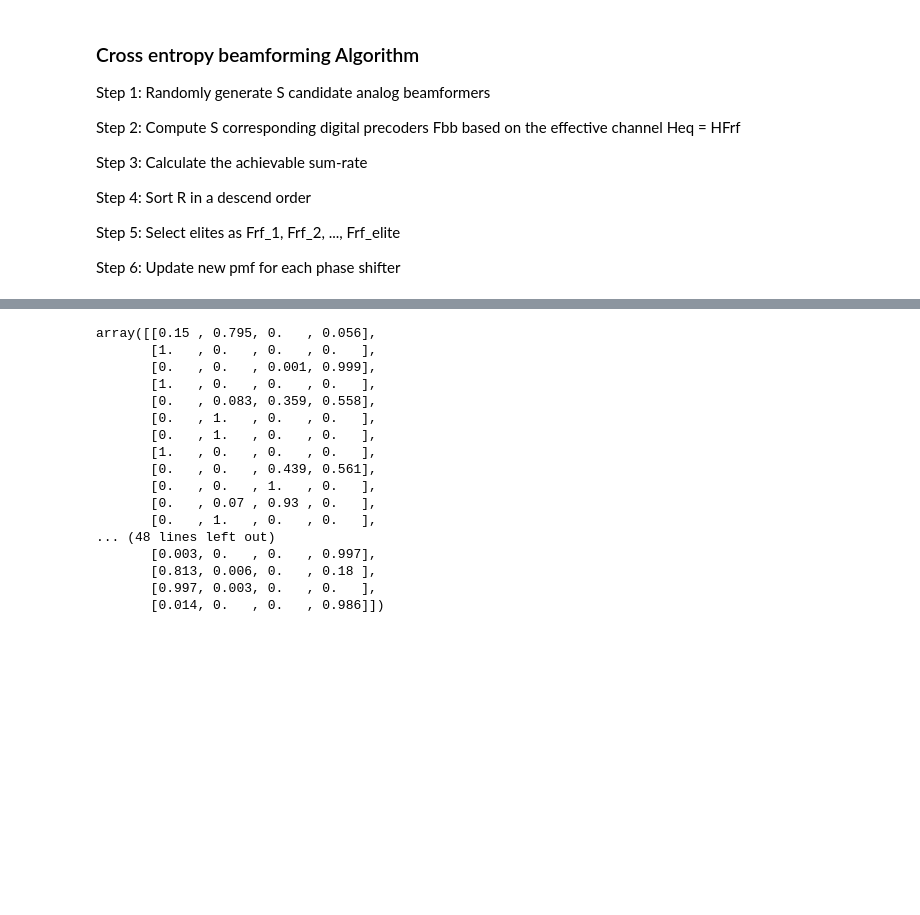
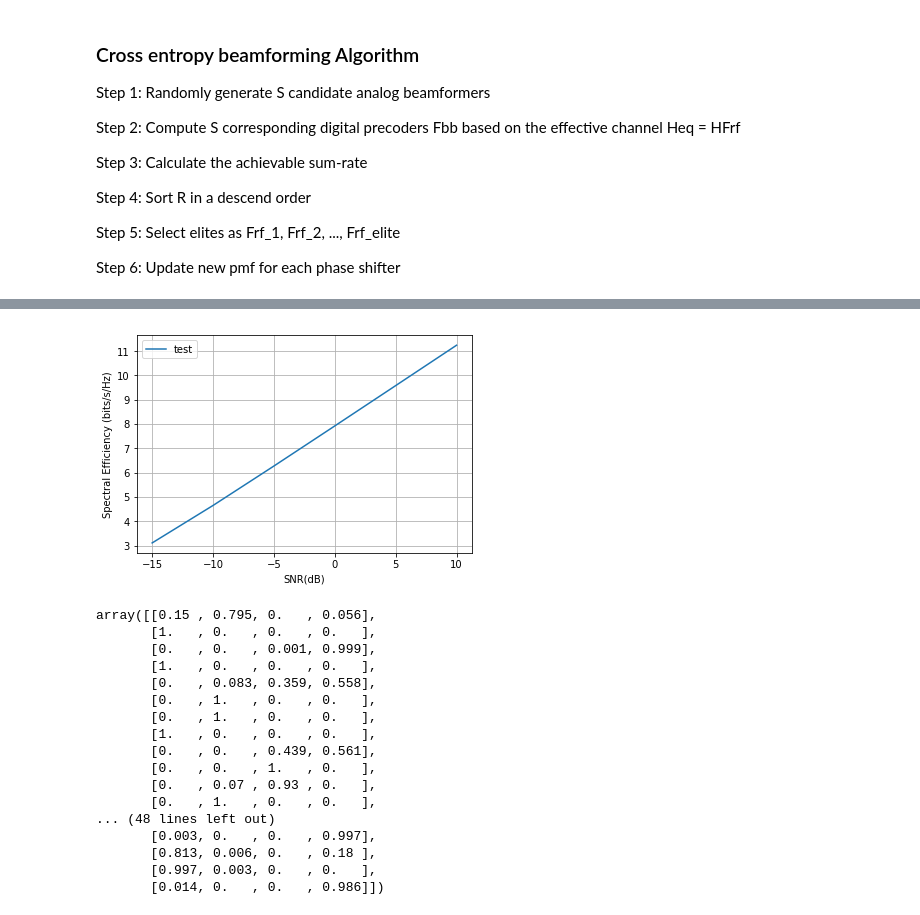
Before and after one commit to dienhoa/Cross-Entropy-Beamforming, a Jupyter notebook: cross entropy beamforming-partial connected.ipynb, the cells around one changed output, grey strips where cells are left out. Cells and saved outputs as stored; diff of their text form; code cells hidden in the pictures; blank space fills up the shorter version.

```diff
--- a/cross entropy beamforming-partial connected.ipynb
+++ b/cross entropy beamforming-partial connected.ipynb
@@ -281,4 +281,7 @@ nb_iterate = 30
 #     ps_system_proba = np.ones((model['Nt'],model['Nrf'],nb_state))*(1/nb_state)
 # elif archi == 'PC':
 #     ps_system_proba = np.ones((model['Nt'],nb_state))*(1/nb_state)
-SNR = 10**(10/10)
+SNR_dB = np.arange(-30,15,5)
+# SNR = 10**(SNR_dB/10)
+# SNR = 10**(10/10)
+# smax = SNR.shape[0]
@@ -318,3 +352,12 @@ test
+# %%
+plt.plot(SNR_dB, sum_rate_CE/5, label='test')
+plt.legend(loc='upper left')
+plt.xlabel('SNR(dB)')
+plt.ylabel('Spectral Efficiency (bits/s/Hz)')
+plt.grid()
+plt.show()
+# %% [output]
+[figure, added]
 # %%
 # Evolution of pmf of 1 phase shifter
 np.around(CE_result['ps_system_proba'], decimals=3)
```
Also changed, not shown: parts of 11 cells of this notebook.
